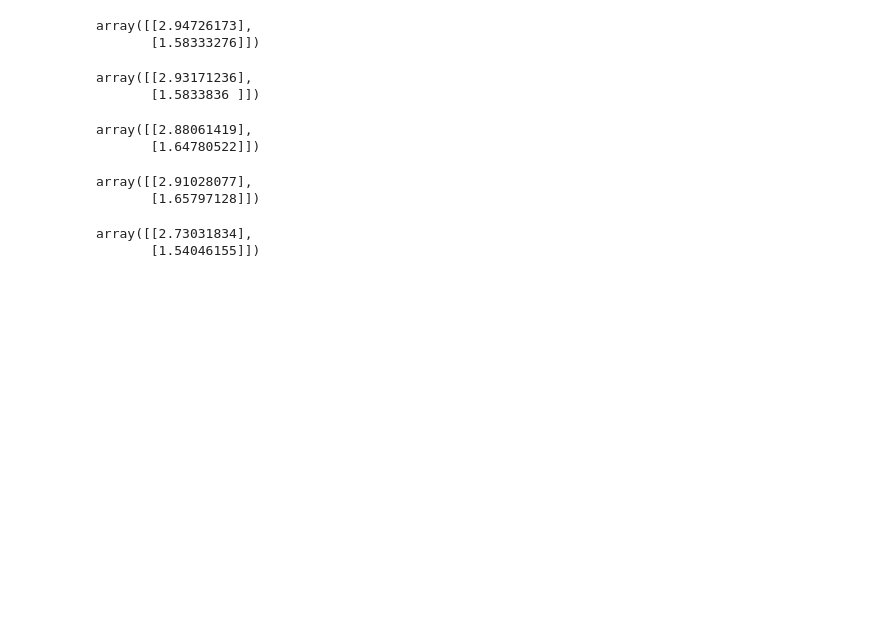
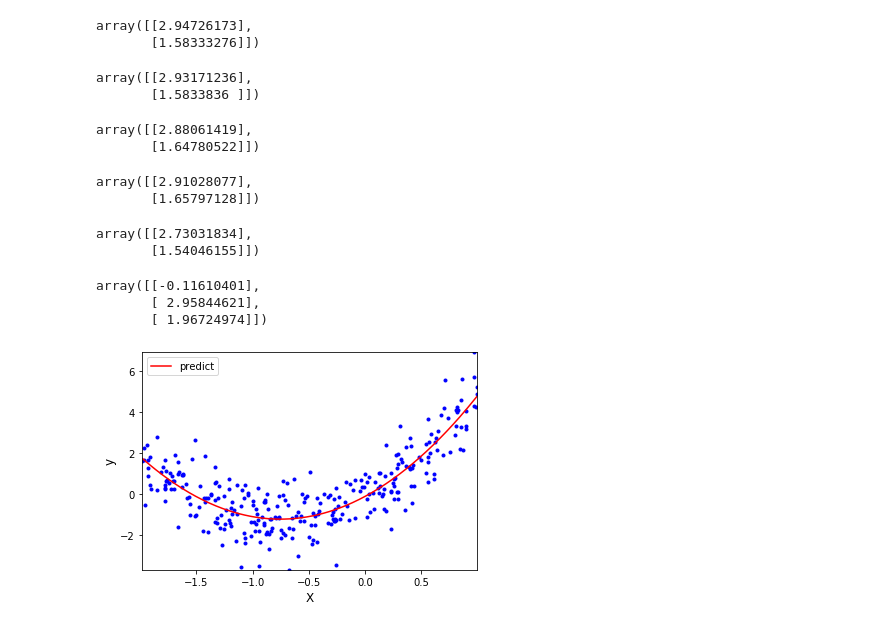
Before and after one commit to Jo-chana/CoLab_ML_codes, a Jupyter notebook: ML_hardcoding.ipynb, the cells around one changed output. Cells and saved outputs as stored; diff of their text form; code cells hidden in the pictures; blank space fills up the shorter version.

```diff
--- a/ML_hardcoding.ipynb
+++ b/ML_hardcoding.ipynb
@@ -107,3 +114,30 @@ Mbatch_gradient_descent(X_bias,y,10,0.1,1000)
 # %% [output]
 array([[2.73031834],
        [1.54046155]])
+# %%
+from sklearn.preprocessing import PolynomialFeatures
+
+# 다중 회귀 데이터 전처리 함수
+def poly_feature(data, degree, include_bias=False):
+  # degree parameter : 데이터 차수 결정
+  return PolynomialFeatures(degree=degree, include_bias=include_bias).fit_transform(data)
+# %%
+# 2차원 데이터 생성
+X = 3*np.random.rand(300,1) - 2
+y = 2*X**2 + 3*X + np.random.randn(300,1)
+# %%
+X_poly = poly_feature(X, 2)
+X_poly_bias = bias(X_poly)
+# %%
+# 배치 경사 하강으로 다중 회귀
+theta_hat = batch_gradient_descent(X_poly_bias,y,0.1,1000)
+# %%
+theta_hat
+# %% [output]
+array([[-0.11610401],
+       [ 2.95844621],
+       [ 1.96724974]])
+# %%
+graph(X,y,theta_hat,2)
+# %% [output]
+[figure, added]
```
Also changed, not shown: parts of 7 cells of this notebook.
